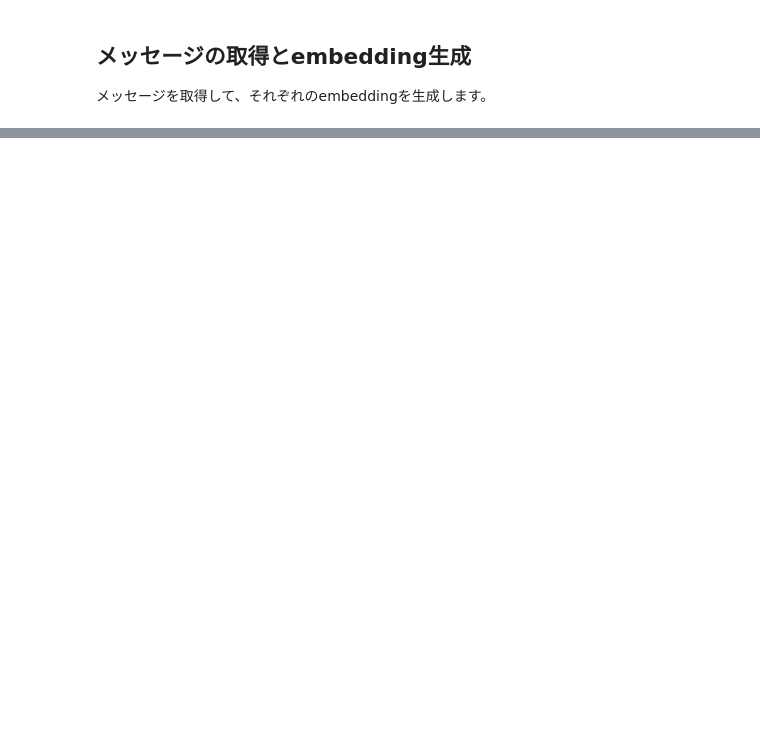
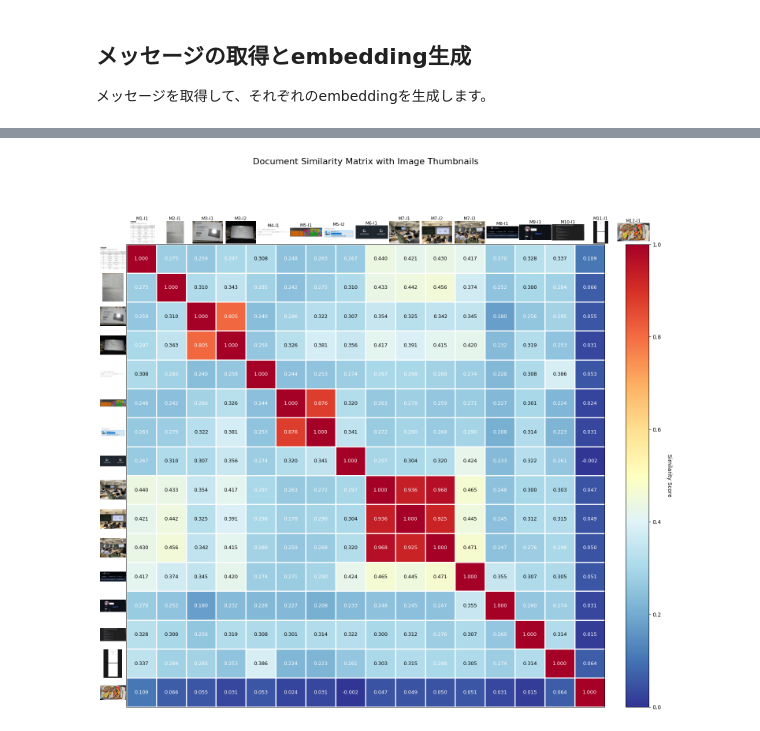
Before and after one commit to mumumu6/Qwen3-VL-Embedding-8B, a Jupyter notebook: main.ipynb, the cells around one changed output, grey strips where cells are left out. Cells and saved outputs as stored; diff of their text form; code cells hidden in the pictures; blank space fills up the shorter version.

```diff
--- a/main.ipynb
+++ b/main.ipynb
@@ -184,0 +289,89 @@ print(similarity_scores.tolist())
+# %%
+# 画像サムネイル付きヒートマップ（messages.pyの実装を参考）
+import matplotlib.gridspec as gridspec
+from matplotlib.offsetbox import OffsetImage, AnnotationBbox
+
+# 画像サムネイルを準備
+thumbnails = []
+for idx, (text, imgs) in enumerate(zip(messages, images)):
+    if imgs:
+        for img in imgs:
+            # サムネイルサイズにリサイズ（コピーを作成）
+            thumb = img.copy()
+            thumb.thumbnail((60, 60))
+            thumbnails.append(np.array(thumb))
+    else:
+        # 画像がない場合は空の画像を作成
+        thumbnails.append(np.ones((60, 60, 3), dtype=np.uint8) * 200)
+
+num_docs = len(documents_embeddings)
+
+# グリッドスペックを使用してレイアウトを作成
+fig_img = plt.figure(figsize=(18, 16))
+gs = gridspec.GridSpec(
+    num_docs + 1, num_docs + 1,
+    figure=fig_img,
+    width_ratios=[0.8] + [1] * num_docs,
+    height_ratios=[0.8] + [1] * num_docs,
+    hspace=0.02, wspace=0.02
+)
+
+# 左上の空白
+ax_corner = fig_img.add_subplot(gs[0, 0])
+ax_corner.axis('off')
+
+# 上部の画像（列ラベル）
+for i in range(num_docs):
+    ax_top = fig_img.add_subplot(gs[0, i + 1])
+    ax_top.imshow(thumbnails[i])
+    ax_top.axis('off')
+    ax_top.set_title(labels[i], fontsize=8, pad=2)
+
+# 左側の画像（行ラベル）
+for i in range(num_docs):
+    ax_left = fig_img.add_subplot(gs[i + 1, 0])
+    ax_left.imshow(thumbnails[i])
+    ax_left.axis('off')
+    ax_left.set_ylabel(labels[i], fontsize=8, rotation=0, labelpad=10)
+
+# ヒートマップのメイン部分
+ax_main = fig_img.add_subplot(gs[1:, 1:])
+
+# ヒートマップを描画
+im = ax_main.imshow(
+    similarity_matrix,
+    cmap='RdYlBu_r',
+    vmin=0,
+    vmax=1,
+    aspect='auto'
+)
+
+# 各セルに数値を表示
+for i in range(num_docs):
+    for j in range(num_docs):
+        text_color = "black" if 0.3 < similarity_matrix[i, j] < 0.7 else "white"
+        ax_main.text(
+            j, i, f'{similarity_matrix[i, j]:.3f}',
+            ha="center", va="center",
+            color=text_color,
+            fontsize=9
+        )
+
+# グリッド線を追加
+ax_main.set_xticks(np.arange(num_docs) - 0.5, minor=True)
+ax_main.set_yticks(np.arange(num_docs) - 0.5, minor=True)
+ax_main.grid(which="minor", color="white", linestyle='-', linewidth=2)
+ax_main.tick_params(which="minor", size=0)
+
+# メジャーティックを非表示
+ax_main.set_xticks([])
+ax_main.set_yticks([])
+
+# カラーバーを追加
+cbar = plt.colorbar(im, ax=ax_main, fraction=0.046, pad=0.04)
+cbar.set_label('Similarity Score', rotation=270, labelpad=20)
+
+plt.suptitle('Document Similarity Matrix with Image Thumbnails', fontsize=16, y=0.98)
+plt.show()
+# %% [output]
+[figure, added]
```
Also changed, not shown: parts of 9 cells of this notebook.
